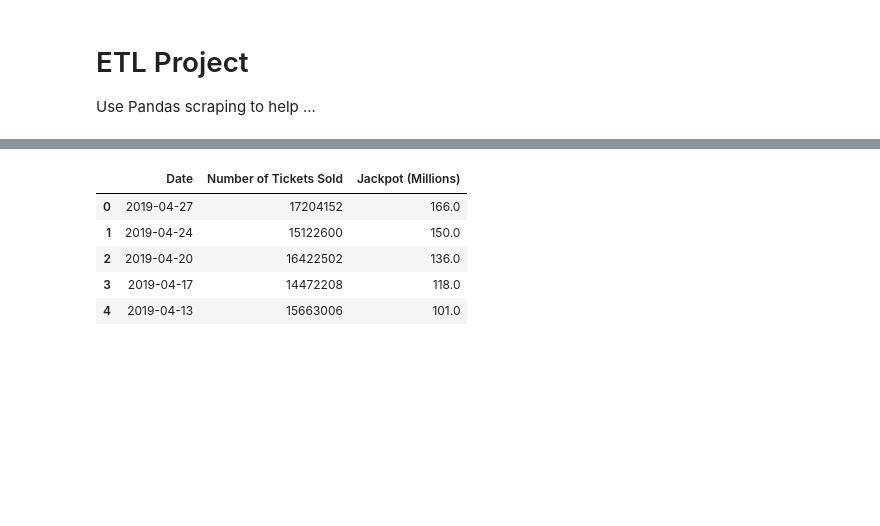
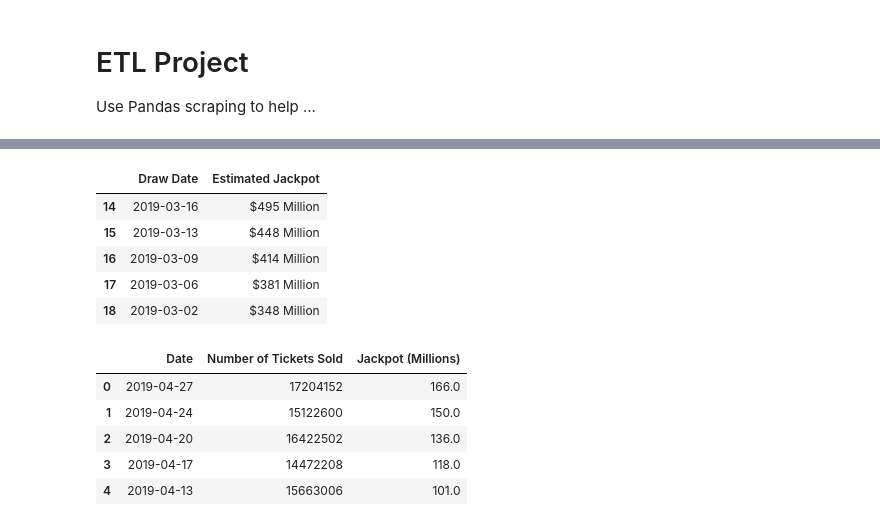
Before and after one commit to huntercash/ETL-Process, a Jupyter notebook: amy.ipynb, the cells around one changed output, grey strips where cells are left out. Drawn from its saved outputs; the diff is of its cells as text; code cells hidden in the pictures; blank space fills up the shorter version.

```diff
--- a/amy.ipynb
+++ b/amy.ipynb
@@ -38,3 +94,17 @@ tables
+# %%
+
+#texas_df_new2.rename(columns={'Draw Date':'DrawDate', 'Winning Numbers':'winning_numbers', 'Powerball':'powerball', 'Power Play':'power_play','Estimated Jackpot':'estimated_jackpot', 'Jackpot Winners':'jackpot_winner', 'Jackpot Option':'jackpot_option'}, inplace=True)
+#texas_df = texas_df.drop(columns=['winning_numbers'])
+
+clean_texas = texas_df[['Draw Date', 'Estimated Jackpot']]
+clean_texas.head()
+# %% [output]
+|  | Draw Date | Estimated Jackpot |
+| 14 | 2019-03-16 | $495 Million |
+| 15 | 2019-03-13 | $448 Million |
+| 16 | 2019-03-09 | $414 Million |
+| 17 | 2019-03-06 | $381 Million |
+| 18 | 2019-03-02 | $348 Million |
 # %%
 sales_file = "./data/powerball_sales.xlsx"
 sales_df = pd.read_excel(sales_file)
```
Also changed, not shown: parts of 9 cells of this notebook, 2 other files.
